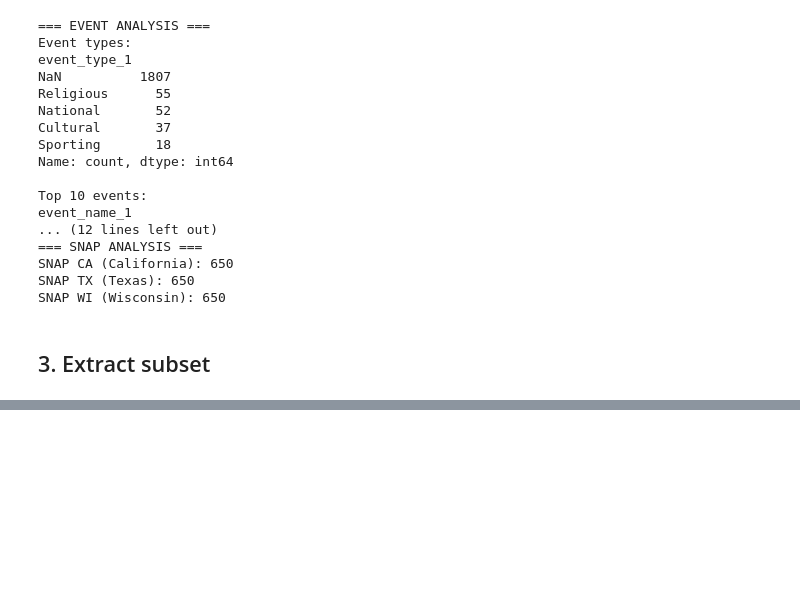
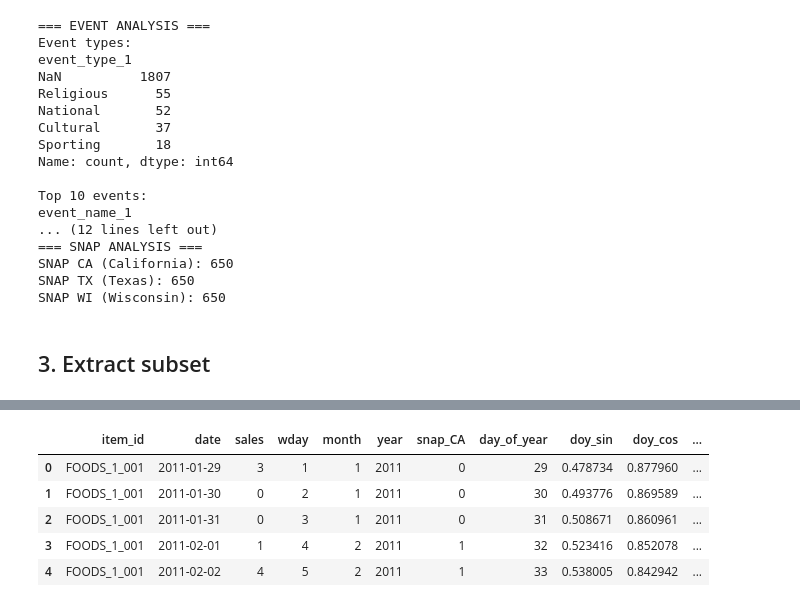
Before and after one commit to KaozhiChen/Demand_Forecasting_M5, a Jupyter notebook: Data/data_analysis.ipynb, the cells around one changed output, grey strips where cells are left out. Cells and saved outputs as stored; diff of their text form; code cells hidden in the pictures; blank space fills up the shorter version.

Commit message:
- Extract CA_1 FOODS subset and convert to long format - Merge calendar features - Add Transformer positional encoding features (doy_sin/cos) - Add holiday indicator (is_holiday)

```diff
--- a/Data/data_analysis.ipynb
+++ b/Data/data_analysis.ipynb
@@ -375,0 +218,18 @@ print(f"\n Updated dataset saved back to: ca1_training_subset.csv")
+# %%
+# Convert CA_1 FOODS subset from wide to long format
+print("=== Converting CA_1 FOODS subset to long format ===")
+
+long_cols = ['id', 'item_id', 'dept_id', 'cat_id', 'store_id', 'state_id']
+ca1_long = ca1_sales.melt(
+    id_vars=long_cols,
+    value_vars=sales_cols,
+    var_name='date_key',
+    value_name='sales'
+)
+
+print(f"Long-format shape: {ca1_long.shape}")
+print("Sample rows:")
+display(ca1_long.head())
+
+# Ensure ordering by item_id and date_key (string sort for now; later we'll merge exact dates)
+ca1_long = ca1_long.sort_values(['id', 'date_key']).reset_index(drop=True)
@@ -375,0 +248,56 @@ print(f"\n Updated dataset saved back to: ca1_training_subset.csv")
+# %%
+
+print("=== Merging calendar features & building time features ===")
+
+# Merge on date_key (d_1, d_2, …) to retrieve calendar attributes
+calendar_cols = [
+    'd', 'date', 'wday', 'month', 'year',
+    'snap_CA', 'event_name_1', 'event_name_2'
+]
+ca1_long = ca1_long.merge(
+    calendar[calendar_cols],
+    left_on='date_key',
+    right_on='d',
+    how='left'
+)
+
+# Ensure date column is datetime
+ca1_long['date'] = pd.to_datetime(ca1_long['date'])
+
+# Replace missing events with "None" for consistency
+ca1_long['event_name_1'] = ca1_long['event_name_1'].fillna('None')
+ca1_long['event_name_2'] = ca1_long['event_name_2'].fillna('None')
+
+# Build derived time features
+ca1_long['day_of_year'] = ca1_long['date'].dt.dayofyear
+ca1_long['doy_sin'] = np.sin(2 * np.pi * ca1_long['day_of_year'] / 365)
+ca1_long['doy_cos'] = np.cos(2 * np.pi * ca1_long['day_of_year'] / 365)
+
+# Flag any day with an event as a holiday
+ca1_long['is_holiday'] = (
+    (ca1_long['event_name_1'] != 'None') |
+    (ca1_long['event_name_2'] != 'None')
+).astype(int)
+
+# Retain only the required columns in your final schema
+columns_order = [
+    'item_id',
+    'date',
+    'sales',
+    'wday',
+    'month',
+    'year',
+    'snap_CA',
+    'day_of_year',
+    'doy_sin',
+    'doy_cos',
+    'is_holiday'
+]
+ca1_features = ca1_long[columns_order].copy()
+
+# Sort by item and date for consistent time series ordering
+ca1_features = ca1_features.sort_values(['item_id', 'date']).reset_index(drop=True)
+
+print(f"Feature table shape: {ca1_features.shape}")
+display(ca1_features.head())
+# %% [output]
@@ -375,0 +306,6 @@ print(f"\n Updated dataset saved back to: ca1_training_subset.csv")
+|  | item_id | date | sales | wday | month | year | snap_CA | day_of_year | doy_sin | doy_cos | ... |
+| 0 | FOODS_1_001 | 2011-01-29 | 3 | 1 | 1 | 2011 | 0 | 29 | 0.478734 | 0.877960 | ... |
+| 1 | FOODS_1_001 | 2011-01-30 | 0 | 2 | 1 | 2011 | 0 | 30 | 0.493776 | 0.869589 | ... |
+| 2 | FOODS_1_001 | 2011-01-31 | 0 | 3 | 1 | 2011 | 0 | 31 | 0.508671 | 0.860961 | ... |
+| 3 | FOODS_1_001 | 2011-02-01 | 1 | 4 | 2 | 2011 | 1 | 32 | 0.523416 | 0.852078 | ... |
+| 4 | FOODS_1_001 | 2011-02-02 | 4 | 5 | 2 | 2011 | 1 | 33 | 0.538005 | 0.842942 | ... |
```
Also changed, not shown: parts of 12 cells of this notebook.
